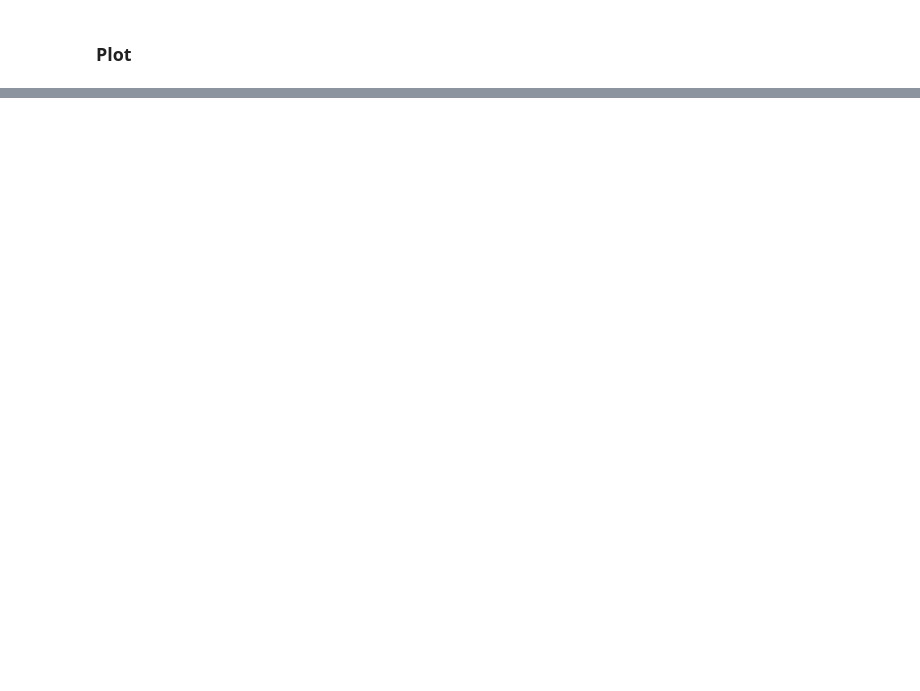
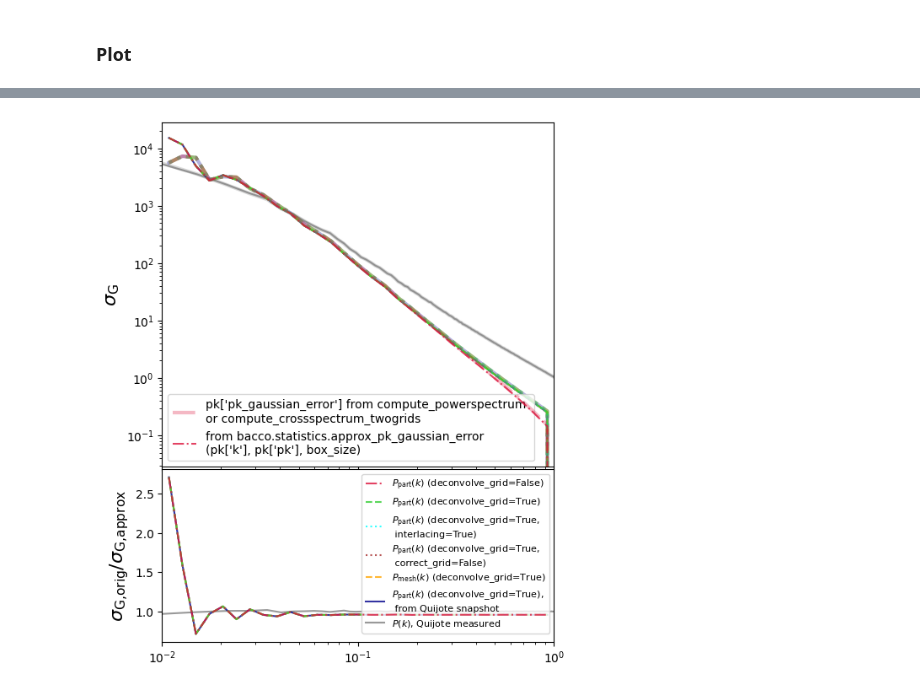
Before and after one commit to kstoreyf/muchisimocks, a Jupyter notebook: notebooks/2024-05-28_check_quijote.ipynb, the cells around one changed output, grey strips where cells are left out. Saved outputs shown, nothing was run; the diff lists cells and outputs as text; code cells hidden in the pictures; blank space fills up the shorter version.

```diff
--- a/notebooks/2024-05-28_check_quijote.ipynb
+++ b/notebooks/2024-05-28_check_quijote.ipynb
@@ -743,0 +670,38 @@ plt.yscale('log')
+# %%
+#plt.figure()
+#ax = plt.gca()
+
+nrows, ncols = 2, 1
+fig, axarr = plt.subplots(nrows, ncols, figsize=(6,8), sharex=True, height_ratios=[2,1])
+plt.subplots_adjust(hspace=0.01, wspace=0.01)
+ax, ax1 = axarr
+
+for i in range(len(pks)):
+#for i in [3,6]:
+    err_approx = bacco.statistics.approx_pk_gaussian_error(ks[i], pks[i], box_size)
+    if i==0:
+        label_orig = "pk['pk_gaussian_error'] from compute_powerspectrum \nor compute_crossspectrum_twogrids"
+        label_approx = "from bacco.statistics.approx_pk_gaussian_error\n(pk['k'], pk['pk'], box_size)"
+    else:
+        label_orig, label_approx = None, None
+    ax.plot(ks[i], err_approx, ls=lss[i], lw=3, color=colors[i], alpha=0.3, zorder=zorders[i],
+            label=label_orig)
+    ax.plot(ks[i], errs[i], ls=lss[i], color=colors[i], alpha=alpha, zorder=zorders[i],
+            label=label_approx)
+
+    ax1.plot(ks[i], errs[i]/err_approx, ls=lss[i],color=colors[i], alpha=alpha, zorder=zorders[i],
+             label=labels[i]
+            )
+
+ax.legend()
+ax1.legend(fontsize=8, loc='upper right')
+
+ax.set_xlabel(r'$k \,\, [h \,\, {\rm Mpc}^{-1}]$', fontsize=16)
+ax.set_ylabel(r'$\sigma_\text{G}$', fontsize=16)
+ax1.set_ylabel(r'$\sigma_\text{G,orig}/\sigma_\text{G,approx}$', fontsize=16)
+ax.set_xlim(1e-2, 1)
+
+ax.set_xscale('log')
+ax.set_yscale('log')
+# %% [output]
+[figure, added]
```
Also changed, not shown: parts of 43 cells of this notebook.
